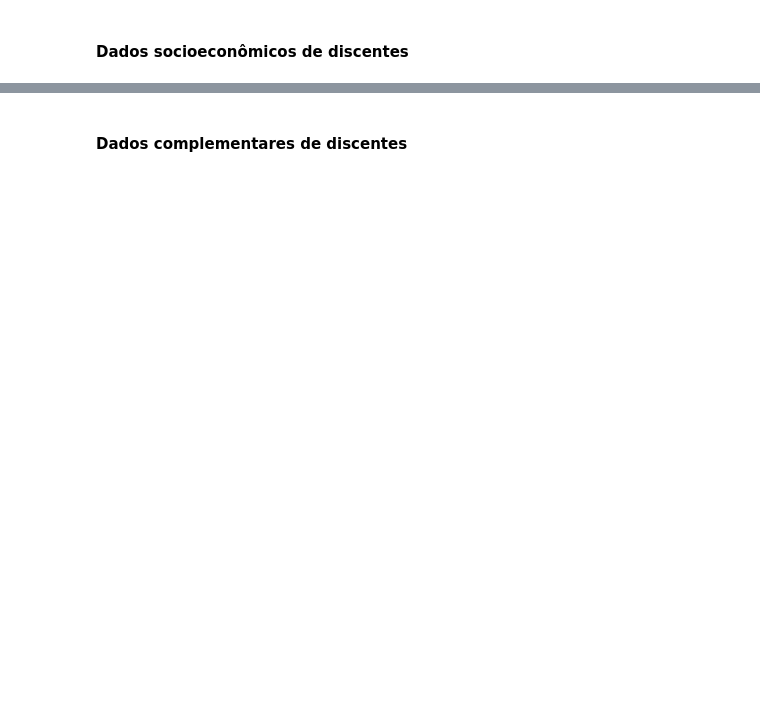
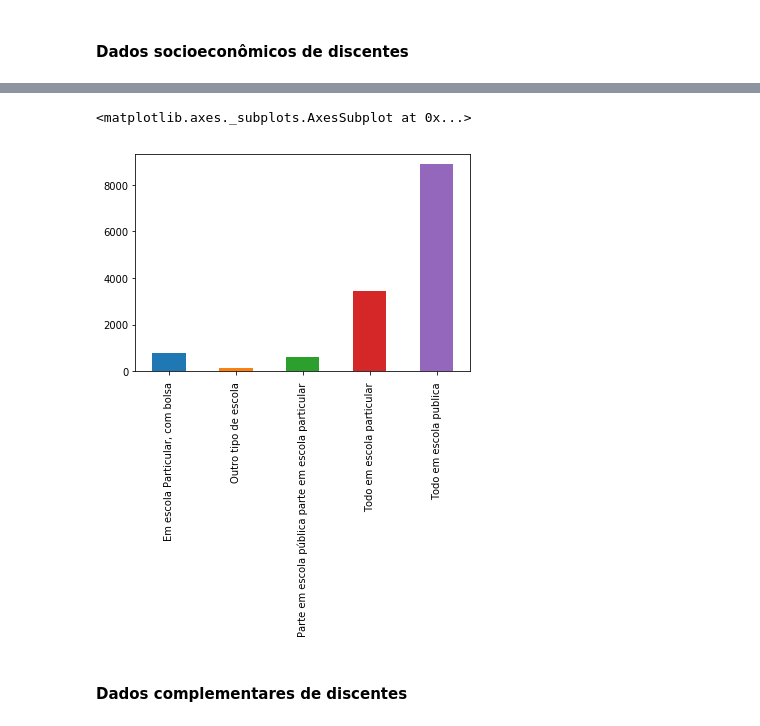
Before and after one commit to ycaroravel/datajam_ufrn, a Jupyter notebook: exemplos.ipynb, the cells around one changed output, grey strips where cells are left out. Saved outputs shown, nothing was run; the diff lists cells and outputs as text; code cells hidden in the pictures; blank space fills up the shorter version.

```diff
--- a/exemplos.ipynb
+++ b/exemplos.ipynb
@@ -126,3 +199,11 @@ dados_socio.head()
+# %%
+escolas = dados_socio.sum()[['Em escola Particular, com bolsa ', 'Outro tipo de escola ',
+       'Parte em escola pública parte em escola particular ',
+       'Todo em escola particular ', 'Todo em escola publica ']]
+escolas.plot(kind='bar')
+# %% [output]
+<matplotlib.axes._subplots.AxesSubplot at 0x...>
+[figure, added]
 # %% [markdown]
 #### Dados complementares de discentes
 # %%
```
Also changed, not shown: parts of 18 cells of this notebook.
